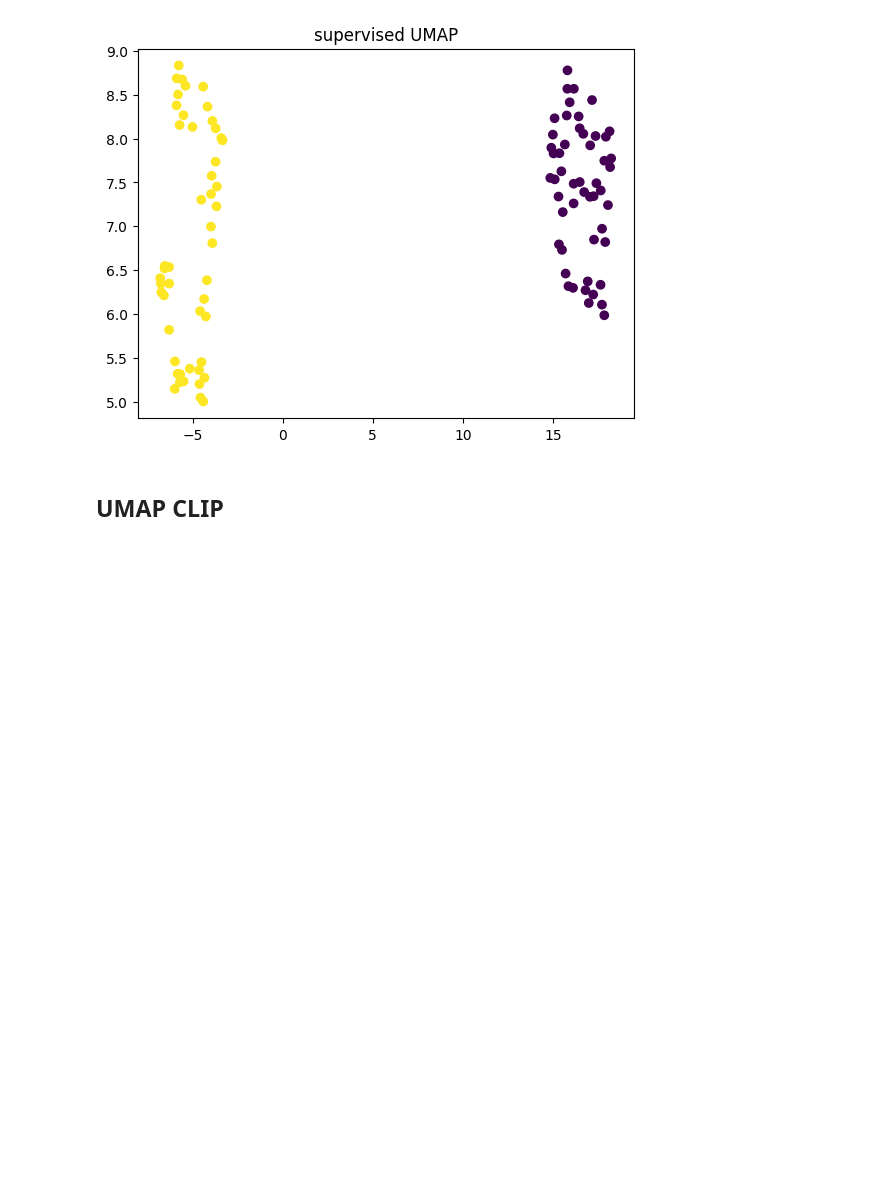
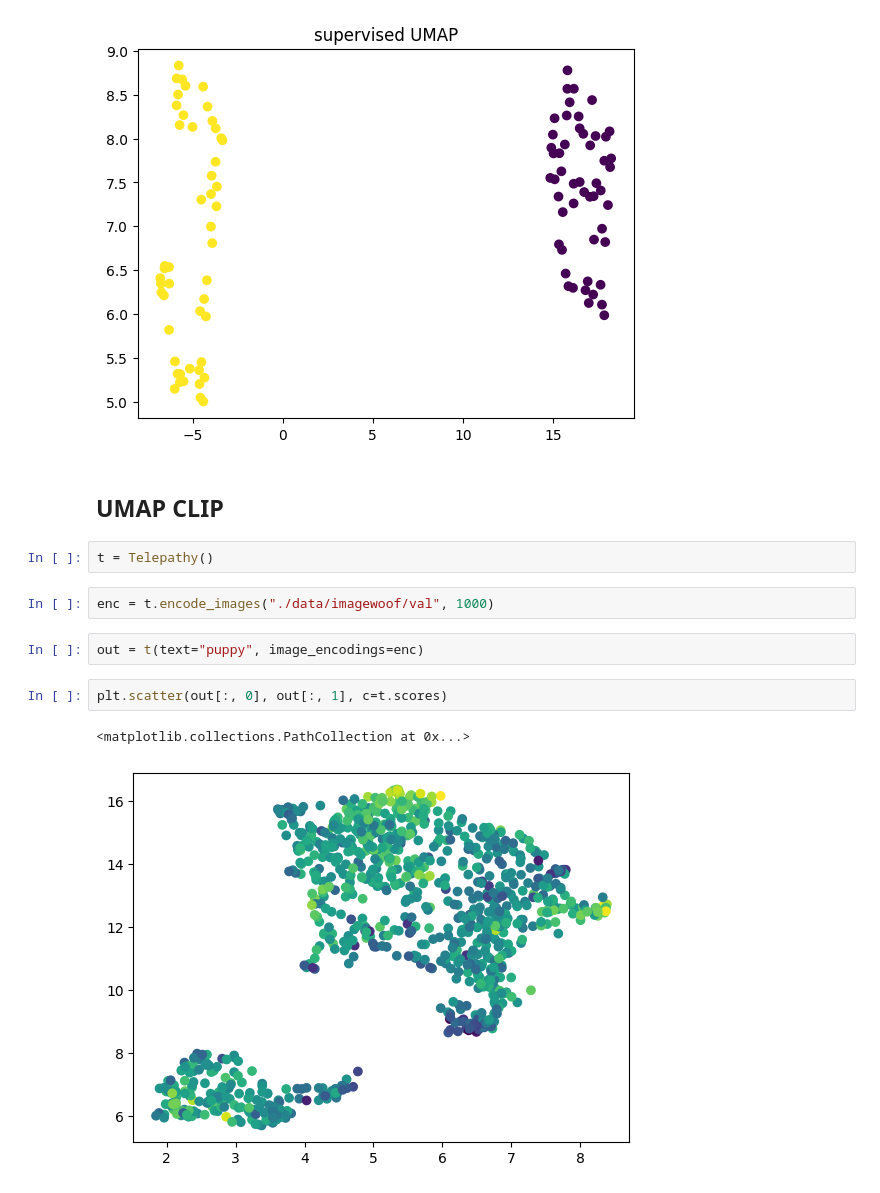
Before and after one commit to xnought/telepathy, a Jupyter notebook: example.ipynb, the cells around one changed output. Saved outputs shown, nothing was run; the diff lists cells and outputs as text; blank space fills up the shorter version.

```diff
--- a/example.ipynb
+++ b/example.ipynb
@@ -32,3 +33,14 @@ plt.show()
 [figure]
 # %% [markdown]
 ## UMAP CLIP
+# %%
+t = Telepathy()
+# %%
+enc = t.encode_images("./data/imagewoof/val", 1000)
+# %%
+out = t(text="puppy", image_encodings=enc)
+# %%
+plt.scatter(out[:, 0], out[:, 1], c=t.scores)
+# %% [output]
+<matplotlib.collections.PathCollection at 0x...>
+[figure, added]
```
Also changed, not shown: parts of 1 cell of this notebook, 3 other files.
